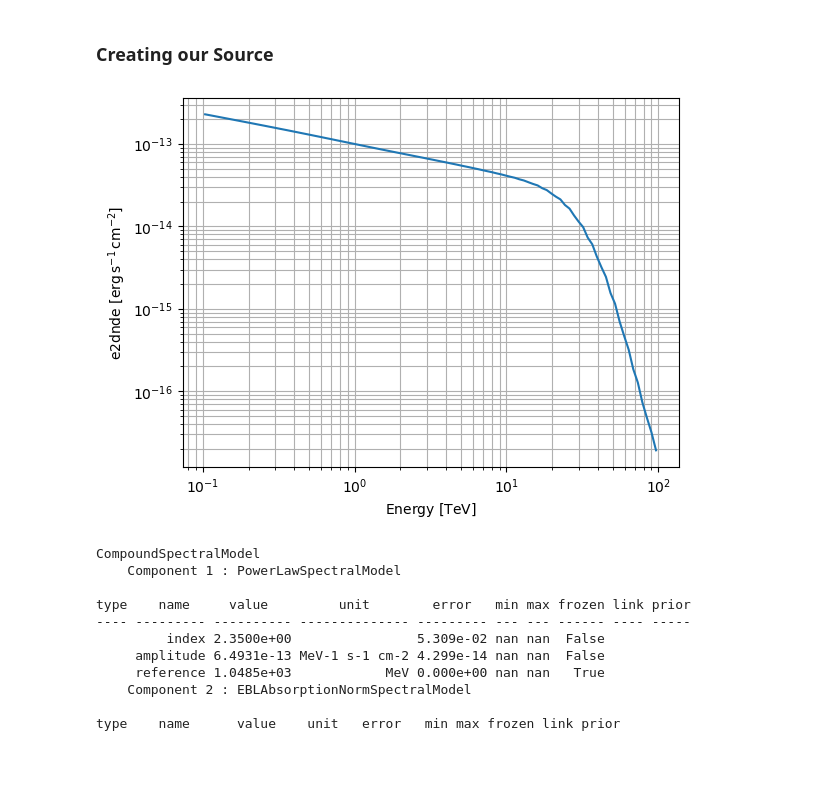
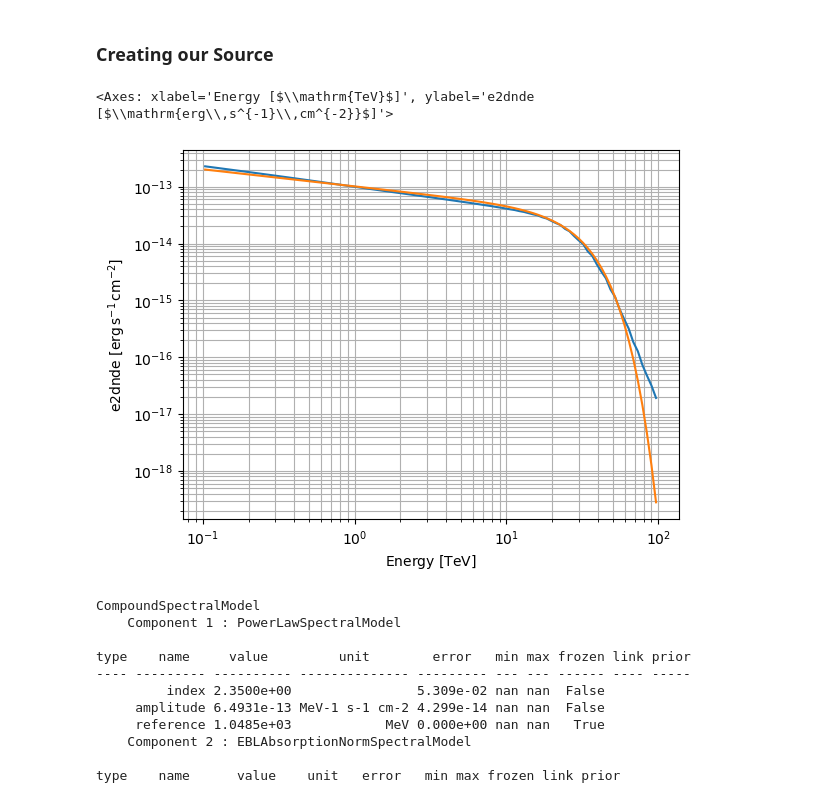
Before and after one commit to tcaba2/MASS_Thesis, a Jupyter notebook: simulations/Fermi/NGC1068_sim_FermiDR4.ipynb, the cells around one changed output. Drawn from its saved outputs; the diff is of its cells as text; code cells hidden in the pictures; blank space fills up the shorter version.

```diff
--- a/simulations/Fermi/NGC1068_sim_FermiDR4.ipynb
+++ b/simulations/Fermi/NGC1068_sim_FermiDR4.ipynb
@@ -37,33 +37,43 @@ We can simulate the same sources for a number of observations, where the startin
 # %%
 target_position = SkyCoord(40.669 * u.deg, -0.013 * u.deg, frame="icrs", unit="deg")
 
 # Getting data from Fermi catalogs
 catalog_4fgl = CATALOG_REGISTRY.get_cls("4fgl")()
 source_4fgl = catalog_4fgl["4FGL J0242.6-0000"]          # NGC 1068
 fermi_model = source_4fgl.sky_model()
 
 # Specify the redshift of the source
 redshift = 0.00379
 
 # Load the EBL model. Here we use the model from Dominguez, 2011
 ebl = EBLAbsorptionNormSpectralModel.read_builtin("dominguez", redshift=redshift)
 
 # The Fermi model is multiplied by the EBL to get the final model
 spectral_model = fermi_model.spectral_model * ebl
 
 # Plotting the model
 energy_bounds = [0.1, 100] * u.TeV
 opts = dict(sed_type="e2dnde", yunits=u.Unit("erg cm-2 s-1"))
 spectral_model.plot(energy_bounds, **opts)
 plt.grid(which="both")
 
 # Getting the background
 bkg_model = FoVBackgroundModel(dataset_name="my-dataset")
 
 # Creating the satial model
 spatial_model = PointSpatialModel.from_position(target_position)
+
+spectral_model = ExpCutoffPowerLawSpectralModel(
+    amplitude = 6.35e-14 * u.Unit("cm-2 s-1 TeV-1"),
+    index = 2.3,
+    lambda_ = 0.035 * u.Unit("TeV-1"),
+    reference = 1 * u.TeV,
+    alpha = 2
+)
+spectral_model.plot(energy_bounds, **opts)
 # %% [output]
+<Axes: xlabel='Energy [$\\mathrm{TeV}$]', ylabel='e2dnde [$\\mathrm{erg\\,s^{-1}\\,cm^{-2}}$]'>
-[figure, old version]
+[figure, new version]
 # %%
 print(spectral_model)
 # %% [output]
```
Also changed, not shown: 6 other files.
